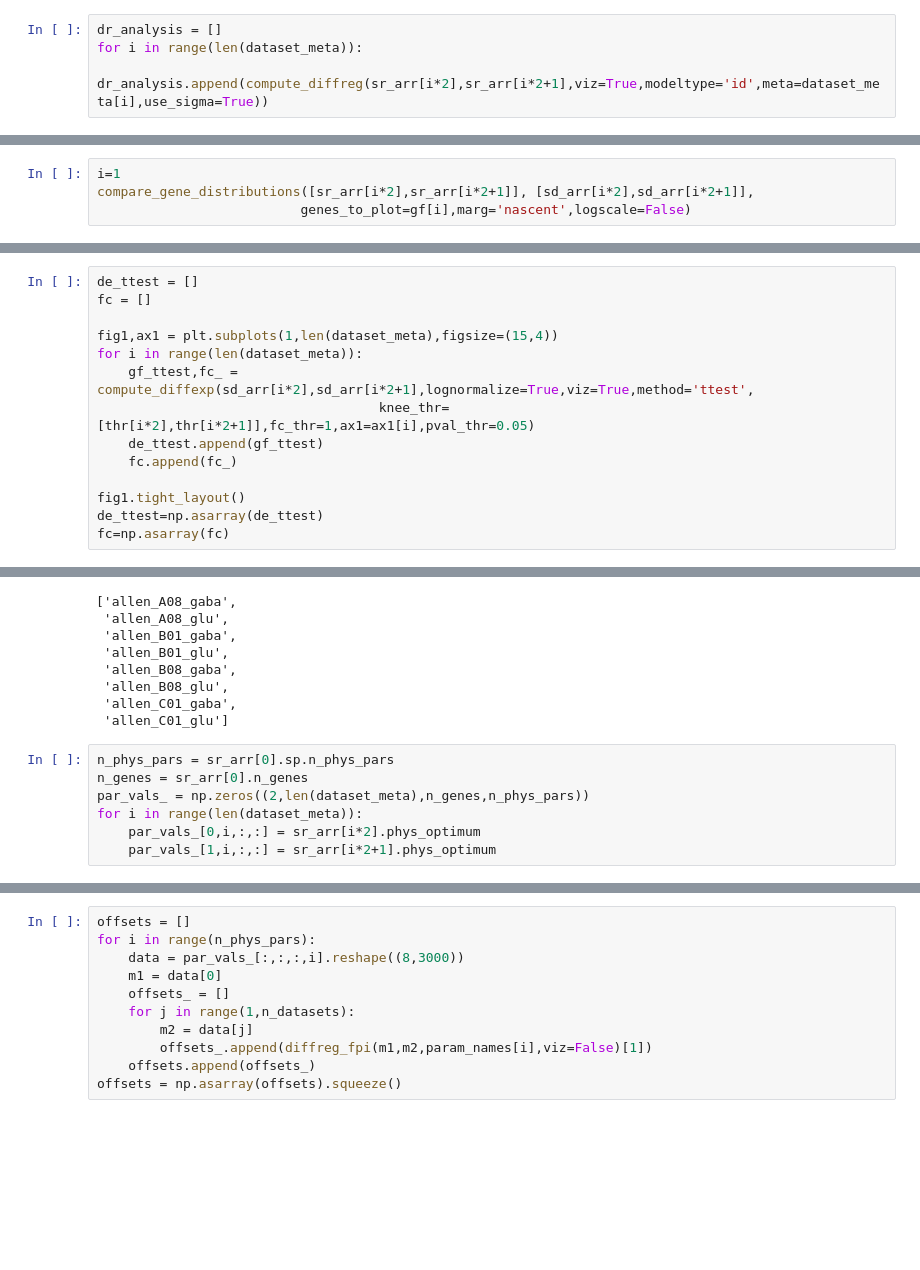
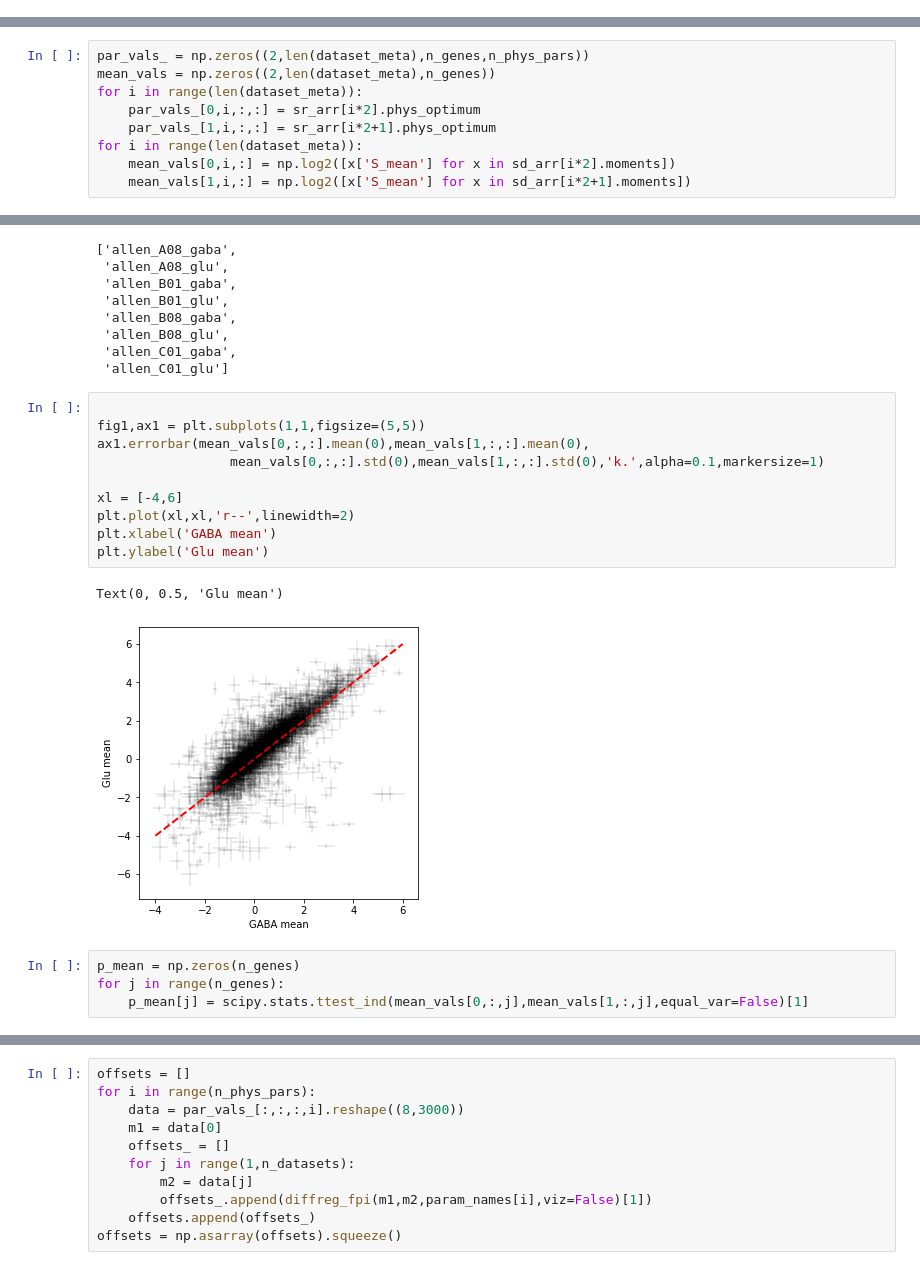
Before and after one commit to gennadygorin/seq-cme-technoise, a Jupyter notebook: gg220601_allen_celltypes_de_multiset.ipynb, the cells around one changed output, grey strips where cells are left out. Drawn from its saved outputs; the diff is of its cells as text; blank space fills up the shorter version.

```diff
--- a/gg220601_allen_celltypes_de_multiset.ipynb
+++ b/gg220601_allen_celltypes_de_multiset.ipynb
@@ -174,4 +89,0 @@ We load in the parameters for each dataset and build a simple linear model for t
-# %%
-dr_analysis = []
-for i in range(len(dataset_meta)):
-    dr_analysis.append(compute_diffreg(sr_arr[i*2],sr_arr[i*2+1],viz=True,modeltype='id',meta=dataset_meta[i],use_sigma=True))
@@ -250,4 +89,0 @@ We can plot distributions possibly induced by this modulation strategy.
-# %%
-i=1
-compare_gene_distributions([sr_arr[i*2],sr_arr[i*2+1]], [sd_arr[i*2],sd_arr[i*2+1]],
-                          genes_to_plot=gf[i],marg='nascent',logscale=False)
@@ -258,16 +94,2 @@ Alternatively, we can find differentially expressed genes by a $t$-test and an a
 # %%
 thr = [2e3, 3e3, 2e3, 3e3, 3e3, 3e3, 2e3, 3e3]
-# %%
-de_ttest = []
-fc = []
-
-fig1,ax1 = plt.subplots(1,len(dataset_meta),figsize=(15,4))
-for i in range(len(dataset_meta)):
-    gf_ttest,fc_ = compute_diffexp(sd_arr[i*2],sd_arr[i*2+1],lognormalize=True,viz=True,method='ttest',
-                                    knee_thr=[thr[i*2],thr[i*2+1]],fc_thr=1,ax1=ax1[i],pval_thr=0.05)
-    de_ttest.append(gf_ttest)
-    fc.append(fc_)
-
-fig1.tight_layout()
-de_ttest=np.asarray(de_ttest)
-fc=np.asarray(fc)
@@ -275,0 +106,9 @@ fc=np.asarray(fc)
+# %%
+par_vals_ = np.zeros((2,len(dataset_meta),n_genes,n_phys_pars))
+mean_vals = np.zeros((2,len(dataset_meta),n_genes))
+for i in range(len(dataset_meta)):
+    par_vals_[0,i,:,:] = sr_arr[i*2].phys_optimum
+    par_vals_[1,i,:,:] = sr_arr[i*2+1].phys_optimum
+for i in range(len(dataset_meta)):
+    mean_vals[0,i,:] = np.log2([x['S_mean'] for x in sd_arr[i*2].moments])
+    mean_vals[1,i,:] = np.log2([x['S_mean'] for x in sd_arr[i*2+1].moments])
@@ -284,10 +132,20 @@ dataset_names
  'allen_B08_glu',
  'allen_C01_gaba',
  'allen_C01_glu']
-# %%
-n_phys_pars = sr_arr[0].sp.n_phys_pars
-n_genes = sr_arr[0].n_genes
-par_vals_ = np.zeros((2,len(dataset_meta),n_genes,n_phys_pars))
-for i in range(len(dataset_meta)):
-    par_vals_[0,i,:,:] = sr_arr[i*2].phys_optimum
-    par_vals_[1,i,:,:] = sr_arr[i*2+1].phys_optimum
+# %%
+
+fig1,ax1 = plt.subplots(1,1,figsize=(5,5))
+ax1.errorbar(mean_vals[0,:,:].mean(0),mean_vals[1,:,:].mean(0),
+                 mean_vals[0,:,:].std(0),mean_vals[1,:,:].std(0),'k.',alpha=0.1,markersize=1)
+
+xl = [-4,6]
+plt.plot(xl,xl,'r--',linewidth=2)
+plt.xlabel('GABA mean')
+plt.ylabel('Glu mean')
+# %% [output]
+Text(0, 0.5, 'Glu mean')
+[figure, added]
+# %%
+p_mean = np.zeros(n_genes)
+for j in range(n_genes):
+    p_mean[j] = scipy.stats.ttest_ind(mean_vals[0,:,j],mean_vals[1,:,j],equal_var=False)[1]
```
Also changed, not shown: parts of 123 cells of this notebook, 1 other file.
